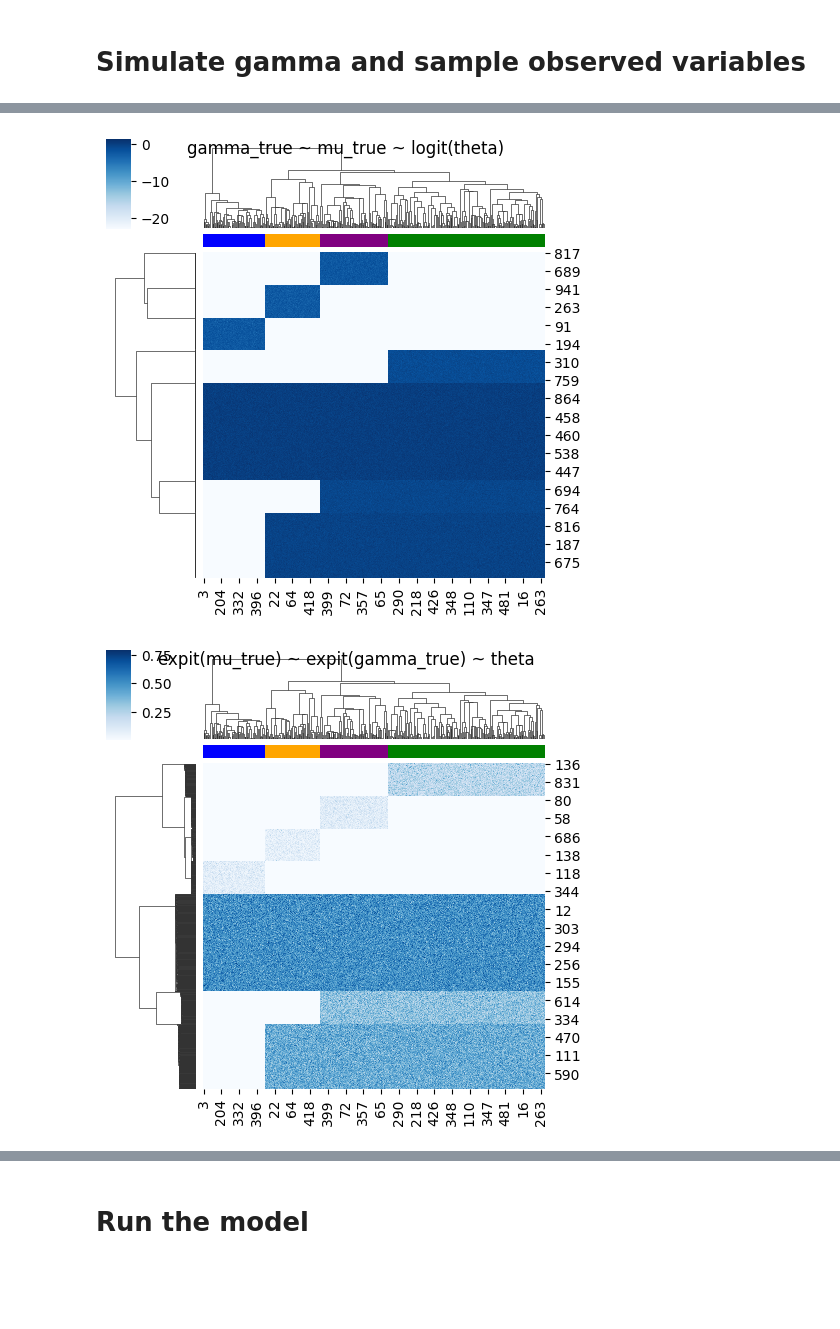
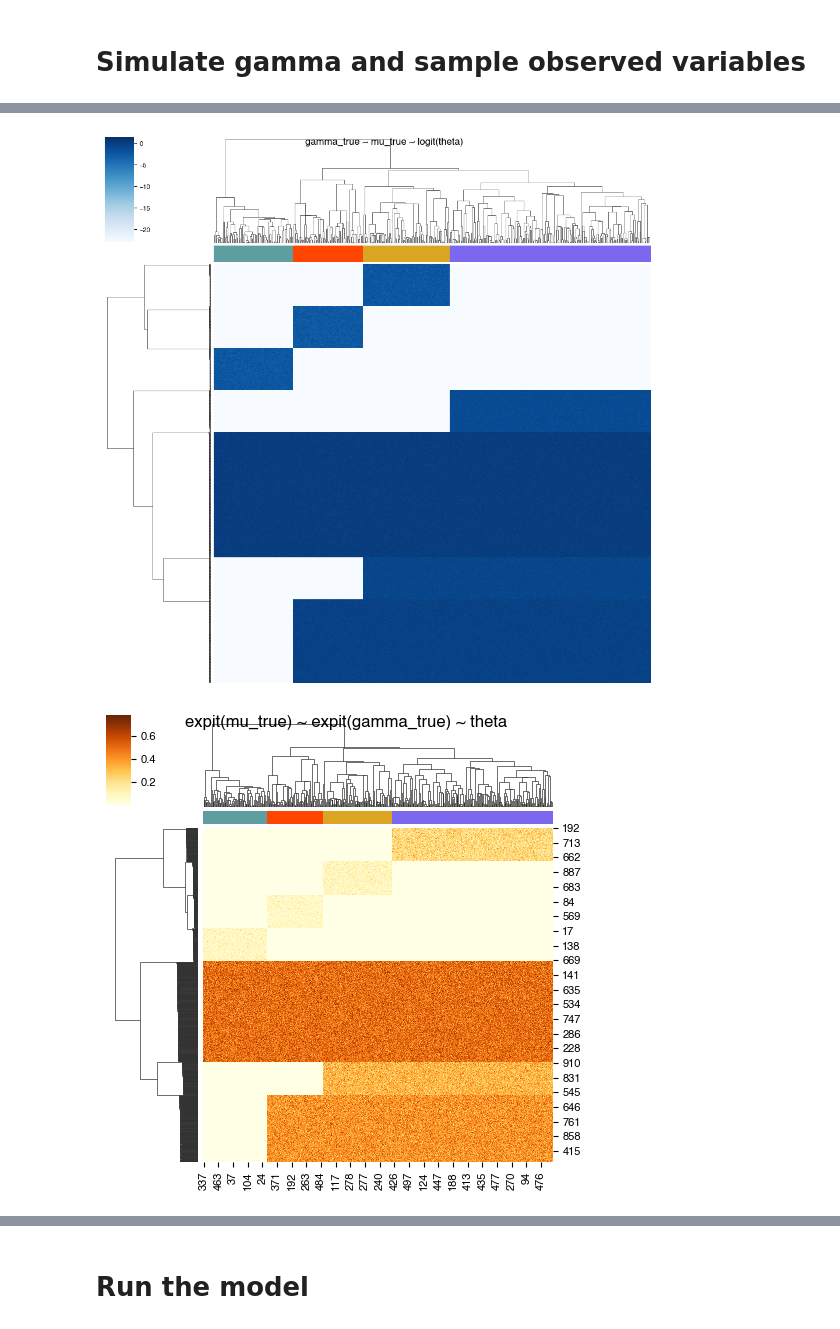
Before and after one commit to elena-buscaroli/snv_caller, a Jupyter notebook: binomial_lik/simulation.ipynb, the cells around one changed output, grey strips where cells are left out. Drawn from its saved outputs; the diff is of its cells as text; code cells hidden in the pictures; blank space fills up the shorter version.

```diff
--- a/binomial_lik/simulation.ipynb
+++ b/binomial_lik/simulation.ipynb
@@ -44,11 +54,13 @@ clone_ids = list(assignments.values())
 # %%
+%matplotlib inline
 unique_groups = set(clone_ids)
-color_list = ["blue","orange","purple","green"]
+color_list = ["#5F9EA0","#FF4500","#DAA520","#7B68EE"]
 color_map = {group: color_list[i % len(color_list)] for i, group in enumerate(unique_groups)}
 label_colors = [color_map[group] for group in clone_ids]
+symbol_labels = ['●'] * len(cell_ids)
 
 plt.figure(figsize=(10, 6))
-dendro = dendrogram(linkage_matrix, labels=cell_ids, color_threshold=0.78, above_threshold_color="grey")
+dendro = dendrogram(linkage_matrix, color_threshold=0, above_threshold_color="grey", labels=symbol_labels, leaf_font_size=10)
 leaf_order = dendro["leaves"]
 groupings_ordered = np.array(clone_ids)[leaf_order]
 
@@ -60,8 +72,11 @@ for lbl, group in zip(xlbls, groupings_ordered):
 legend_elements = [Patch(facecolor=color_map[g], label=f'Clone {g}') for g in unique_groups]
 
 plt.legend(handles=legend_elements, loc='upper right', bbox_to_anchor=(1.2, 1))
-plt.title('Dendrogram with Group-Colored Labels')
+plt.title('Dendrogram with group-colored labels', loc="left")
 plt.ylabel('Distance')
+plt.xlabel('Cells')
+plt.grid(visible=False)
 plt.tight_layout()
+plt.savefig(save_path+"dendogram.pdf", dpi=600)
 plt.show()
 # %% [output]
@@ -224,13 +251,17 @@ data_true.head()
 # %%
-pl = sns.clustermap(gamma_true, col_colors=[color_map[i] for i in clone_ids], col_linkage=linkage_matrix, row_cluster=True, cmap="Blues", figsize=(5, 5))
-pl = pl.fig.suptitle("gamma_true ~ mu_true ~ logit(theta)")
+pl = sns.clustermap(gamma_true, col_colors=[color_map[i] for i in clone_ids], col_linkage=linkage_matrix, row_cluster=True, cmap="Blues") # , figsize=(5, 5))
+pl.fig.suptitle("gamma_true ~ mu_true ~ logit(theta)")
+
+pl.ax_heatmap.set_xticks([])
+pl.ax_heatmap.set_yticks([])
+# plt.savefig(save_path + "gamma_true.pdf")
 # %% [output]
-[figure, old version]
+[figure, new version]
 # %%
-pl = sns.clustermap(expit(mu_true), col_colors=[color_map[i] for i in clone_ids], col_linkage=linkage_matrix, row_cluster=True, cmap="Blues", figsize=(5, 5))
+pl = sns.clustermap(expit(mu_true), col_colors=[color_map[i] for i in clone_ids], col_linkage=linkage_matrix, row_cluster=True, cmap="YlOrBr", figsize=(5, 5))
 pl = pl.fig.suptitle("expit(mu_true) ~ expit(gamma_true) ~ theta")
 # %% [output]
-[figure, old version]
+[figure, new version]
 # %%
 pl = sns.clustermap(theta_true, col_colors=[color_map[i] for i in clone_ids], col_linkage=linkage_matrix, row_cluster=True, cmap="Blues", figsize=(5, 5))
 pl = pl.fig.suptitle("theta_true ~ expit(mu_true) ~ expit(gamma_true)")
```
Also changed, not shown: parts of 21 cells of this notebook, 1 other file.
